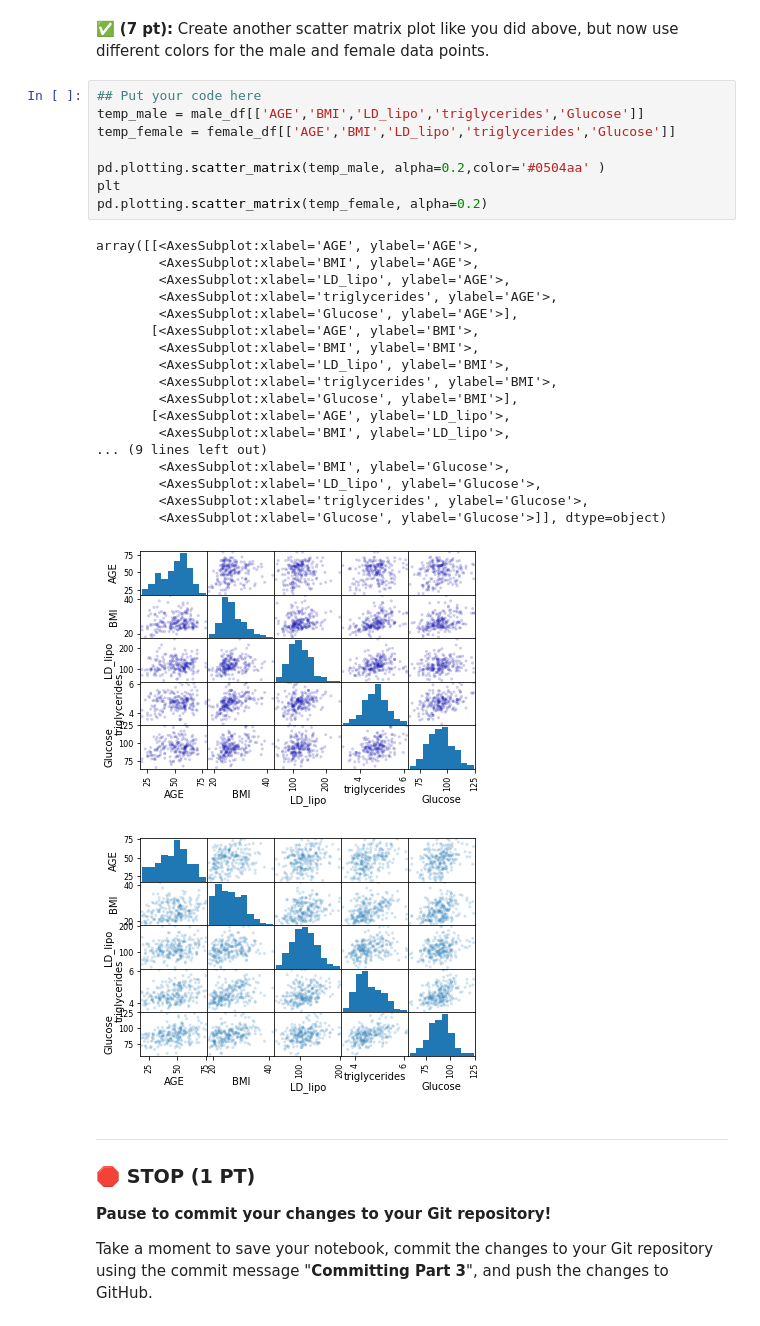
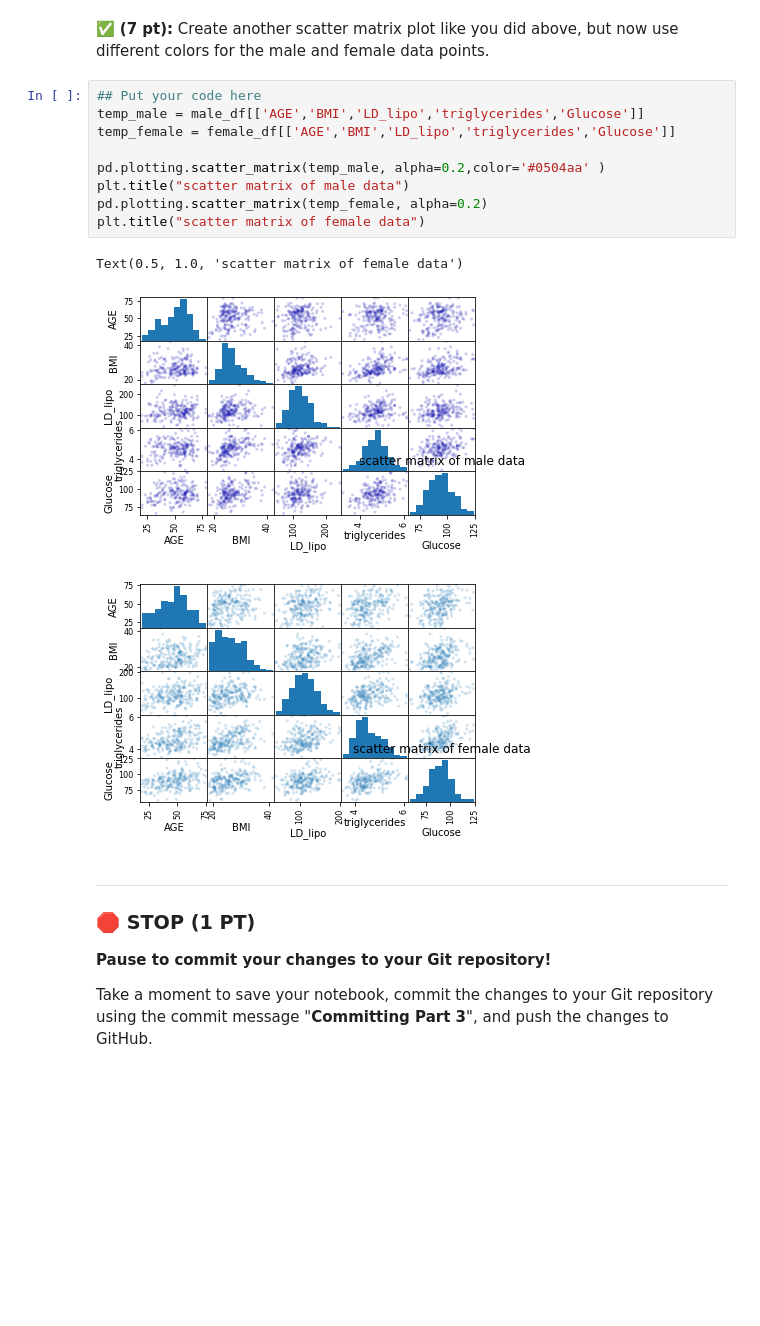
Before and after one commit to Ishan-Baweja/cmse202-XX-turnin, a Jupyter notebook: CMSE202-Midterm-Sect001_TF_Mods-STUDENT.ipynb, the cells around one changed output. Drawn from its saved outputs; the diff is of its cells as text; blank space fills up the shorter version.

```diff
--- a/CMSE202-Midterm-Sect001_TF_Mods-STUDENT.ipynb
+++ b/CMSE202-Midterm-Sect001_TF_Mods-STUDENT.ipynb
@@ -210,31 +210,16 @@ Text(0.5, 1.0, 'scatter matrix of data')
 # %%
 ## Put your code here
 temp_male = male_df[['AGE','BMI','LD_lipo','triglycerides','Glucose']]
 temp_female = female_df[['AGE','BMI','LD_lipo','triglycerides','Glucose']]
 
 pd.plotting.scatter_matrix(temp_male, alpha=0.2,color='#0504aa' )
-plt
+plt.title("scatter matrix of male data")
 pd.plotting.scatter_matrix(temp_female, alpha=0.2)
+plt.title("scatter matrix of female data")
 # %% [output]
-array([[<AxesSubplot:xlabel='AGE', ylabel='AGE'>,
-        <AxesSubplot:xlabel='BMI', ylabel='AGE'>,
-        <AxesSubplot:xlabel='LD_lipo', ylabel='AGE'>,
-        <AxesSubplot:xlabel='triglycerides', ylabel='AGE'>,
-        <AxesSubplot:xlabel='Glucose', ylabel='AGE'>],
-       [<AxesSubplot:xlabel='AGE', ylabel='BMI'>,
-        <AxesSubplot:xlabel='BMI', ylabel='BMI'>,
-        <AxesSubplot:xlabel='LD_lipo', ylabel='BMI'>,
-        <AxesSubplot:xlabel='triglycerides', ylabel='BMI'>,
-        <AxesSubplot:xlabel='Glucose', ylabel='BMI'>],
-       [<AxesSubplot:xlabel='AGE', ylabel='LD_lipo'>,
-        <AxesSubplot:xlabel='BMI', ylabel='LD_lipo'>,
-... (9 lines left out)
-        <AxesSubplot:xlabel='BMI', ylabel='Glucose'>,
-        <AxesSubplot:xlabel='LD_lipo', ylabel='Glucose'>,
-        <AxesSubplot:xlabel='triglycerides', ylabel='Glucose'>,
-        <AxesSubplot:xlabel='Glucose', ylabel='Glucose'>]], dtype=object)
+Text(0.5, 1.0, 'scatter matrix of female data')
-[figure, old version]
+[figure, new version]
-[figure, old version]
+[figure, new version]
 # %% [markdown]
 ---
 ### &#128721; STOP (1 PT)
```
Also changed, not shown: parts of 11 cells of this notebook.
